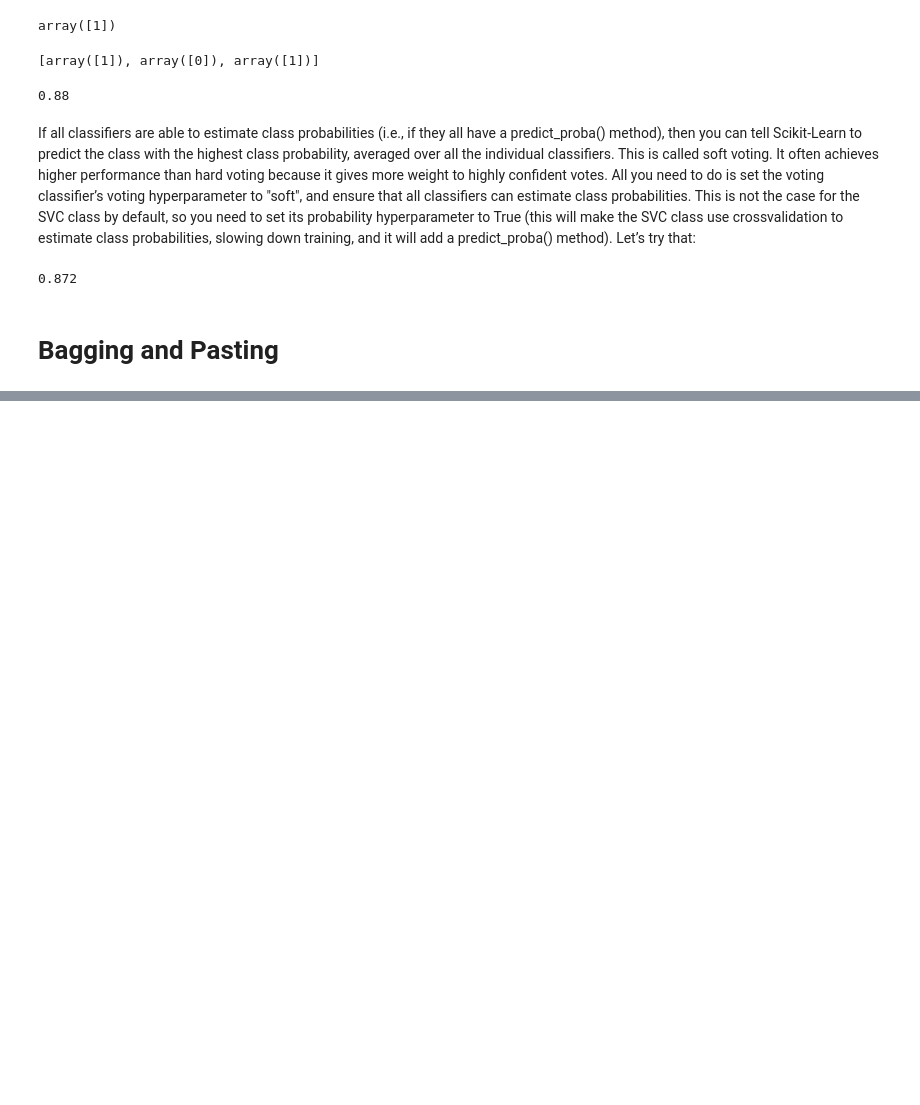
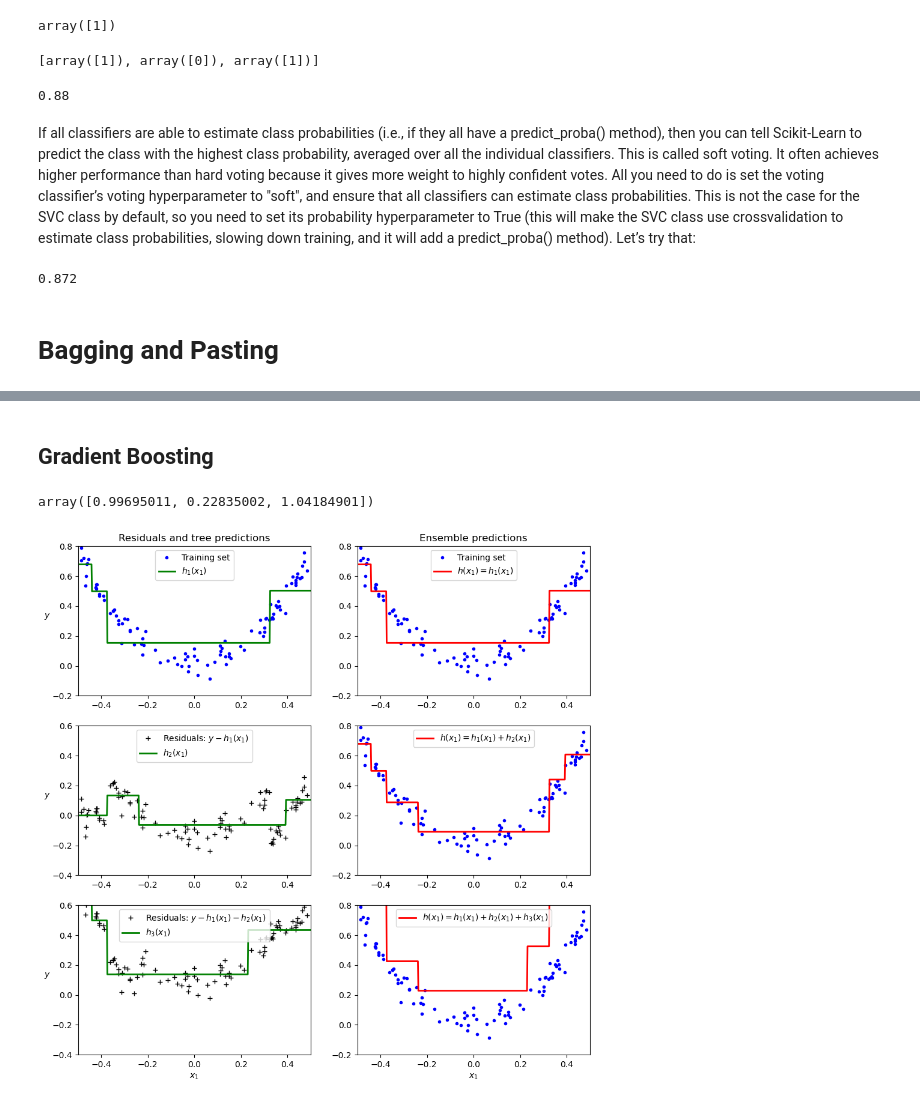
Before and after one commit to teavaj/handson-ml3, a Jupyter notebook: Vajk/CHAPTER 7 Ensemble Learning and Random Forests.ipynb, the cells around one changed output, grey strips where cells are left out. Cells and saved outputs as stored; diff of their text form; code cells hidden in the pictures; blank space fills up the shorter version.

```diff
--- a/Vajk/CHAPTER 7 Ensemble Learning and Random Forests.ipynb
+++ b/Vajk/CHAPTER 7 Ensemble Learning and Random Forests.ipynb
@@ -64,0 +322,19 @@ voting_clf.score(X_test, y_test)
+# %% [markdown]
+## Gradient Boosting
+# %%
+np.random.seed(34)
+X = np.random.rand(100, 1) - 0.5
+y = 3 * X[:, 0] ** 2 + 0.05 * np.random.randn(100)  # y = 3x2 + Gaussian noise
+
+tree_reg1 = DecisionTreeRegressor(max_depth=2, random_state=3).fit(X, y)
+
+y2 = y - tree_reg1.predict(X)
+tree_reg2 = DecisionTreeRegressor(max_depth=2, random_state=3).fit(X, y2)
+
+y3 = y - tree_reg2.predict(X)
+tree_reg3 = DecisionTreeRegressor(max_depth=2, random_state=3).fit(X, y3)
+# %%
+X_new = np.array([[-0.4], [0.0], [0.5]])
+sum(tree.predict(X_new) for tree in (tree_reg1, tree_reg2, tree_reg3))
+# %% [output]
+array([0.99695011, 0.22835002, 1.04184901])
@@ -64,0 +345,52 @@ voting_clf.score(X_test, y_test)
+# %%
+# extra code – this cell generates and saves Figure 7–9
+
+def plot_predictions(regressors, X, y, axes, style,
+                     label=None, data_style="b.", data_label=None):
+    x1 = np.linspace(axes[0], axes[1], 500)
+    y_pred = sum(regressor.predict(x1.reshape(-1, 1))
+                 for regressor in regressors)
+    plt.plot(X[:, 0], y, data_style, label=data_label)
+    plt.plot(x1, y_pred, style, linewidth=2, label=label)
+    if label or data_label:
+        plt.legend(loc="upper center")
+    plt.axis(axes)
+
+plt.figure(figsize=(11, 11))
+
+plt.subplot(3, 2, 1)
+plot_predictions([tree_reg1], X, y, axes=[-0.5, 0.5, -0.2, 0.8], style="g-",
+                 label="$h_1(x_1)$", data_label="Training set")
+plt.ylabel("$y$  ", rotation=0)
+plt.title("Residuals and tree predictions")
+
+plt.subplot(3, 2, 2)
+plot_predictions([tree_reg1], X, y, axes=[-0.5, 0.5, -0.2, 0.8], style="r-",
+                 label="$h(x_1) = h_1(x_1)$", data_label="Training set")
+plt.title("Ensemble predictions")
+
+plt.subplot(3, 2, 3)
+plot_predictions([tree_reg2], X, y2, axes=[-0.5, 0.5, -0.4, 0.6], style="g-",
+                 label="$h_2(x_1)$", data_style="k+",
+                 data_label="Residuals: $y - h_1(x_1)$")
+plt.ylabel("$y$  ", rotation=0)
+
+plt.subplot(3, 2, 4)
+plot_predictions([tree_reg1, tree_reg2], X, y, axes=[-0.5, 0.5, -0.2, 0.8],
+                  style="r-", label="$h(x_1) = h_1(x_1) + h_2(x_1)$")
+
+plt.subplot(3, 2, 5)
+plot_predictions([tree_reg3], X, y3, axes=[-0.5, 0.5, -0.4, 0.6], style="g-",
+                 label="$h_3(x_1)$", data_style="k+",
+                 data_label="Residuals: $y - h_1(x_1) - h_2(x_1)$")
+plt.xlabel("$x_1$")
+plt.ylabel("$y$  ", rotation=0)
+
+plt.subplot(3, 2, 6)
+plot_predictions([tree_reg1, tree_reg2, tree_reg3], X, y,
+                 axes=[-0.5, 0.5, -0.2, 0.8], style="r-",
+                 label="$h(x_1) = h_1(x_1) + h_2(x_1) + h_3(x_1)$")
+plt.xlabel("$x_1$")
+plt.show()
+# %% [output]
+[figure, added]
```
Also changed, not shown: parts of 31 cells of this notebook, 2 other files.
